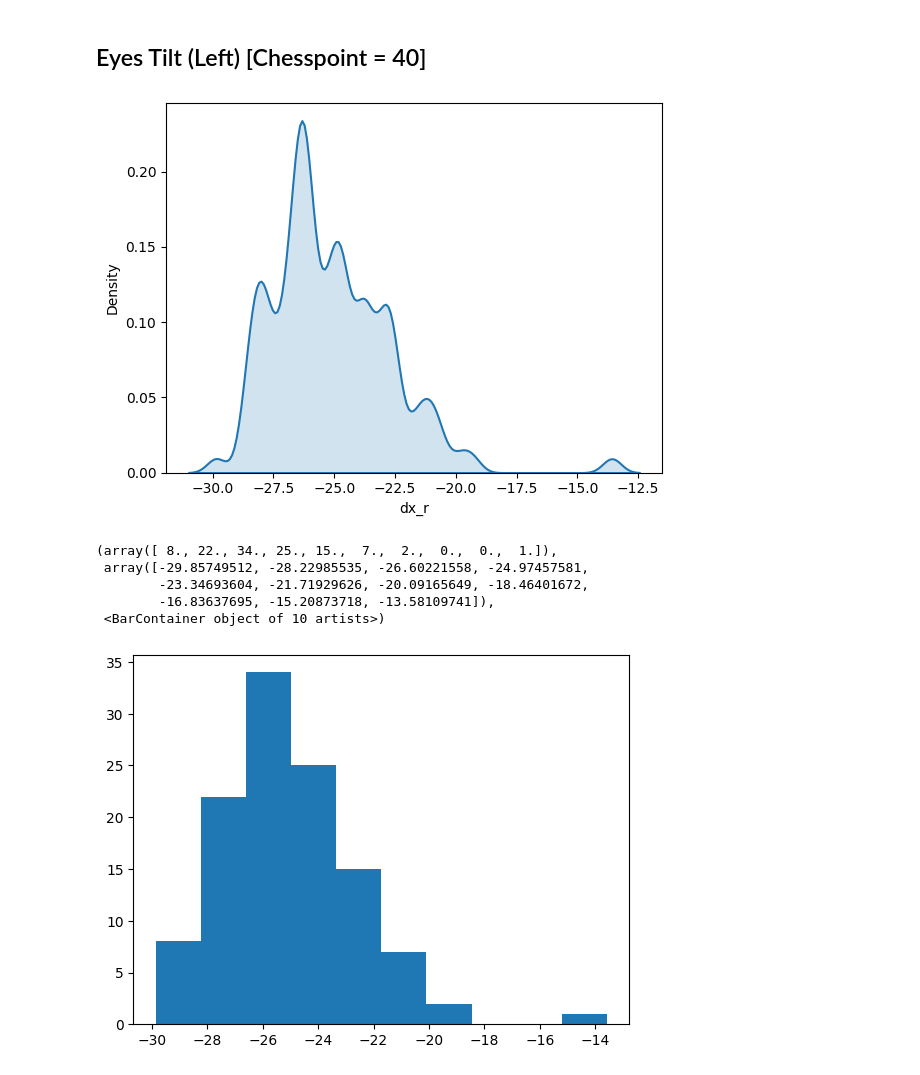
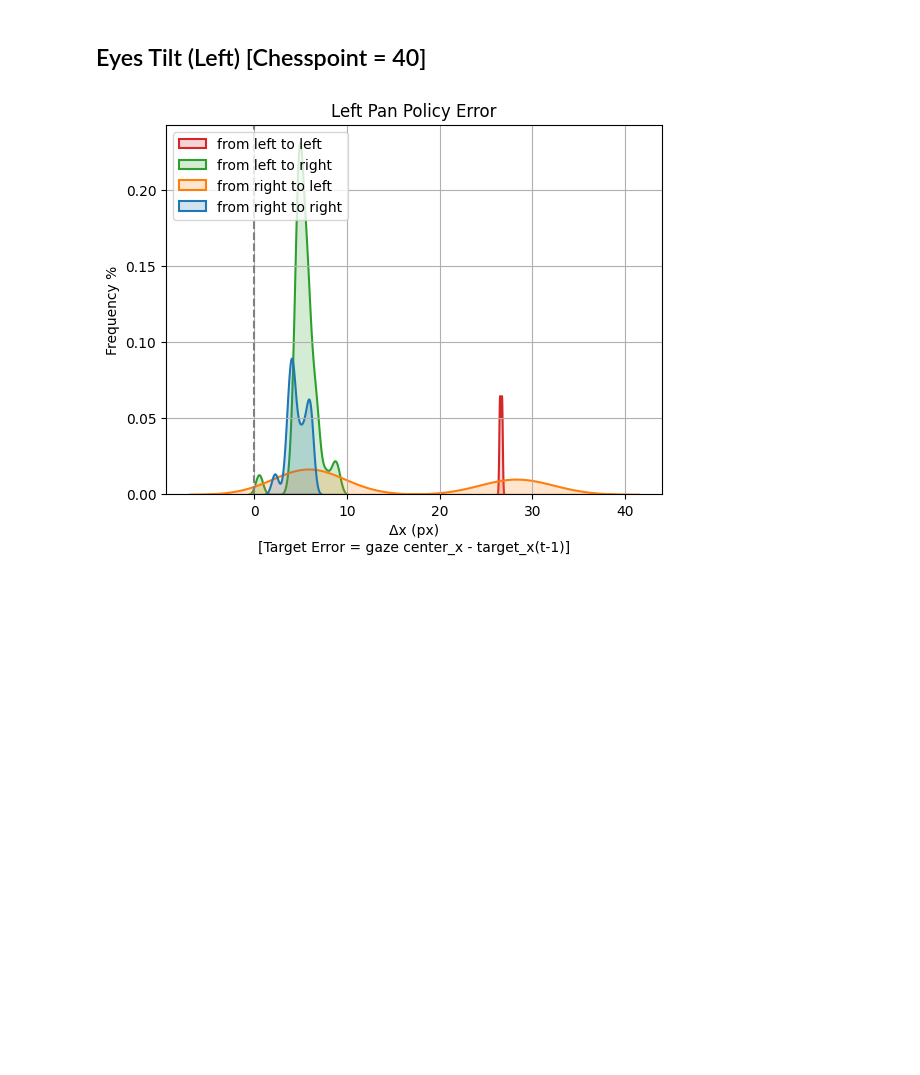
Before and after one commit to jpmnieles/grace_robot, a Jupyter notebook: 241201_Baseline_FK_Evaluation.ipynb, the cells around one changed output. Drawn from its saved outputs; the diff is of its cells as text; code cells hidden in the pictures; blank space fills up the shorter version.

Commit message:
Made better graphs with the evaluation fk
Signed-off-by: jpmnieles <jpmnieles@connect.ust.hk>

```diff
--- a/241201_Baseline_FK_Evaluation.ipynb
+++ b/241201_Baseline_FK_Evaluation.ipynb
@@ -616,7 +623,7 @@ delta_x_list = []
 delta_y_list = []
 for chess_idx in range(54):
     idxs = [i for i,val in enumerate(data['chess_idx_tminus1']) if val==chess_idx]
-    after_px_x = np.array([data[dx][i] for i in idxs])
+    after_px_x =-np.array([data[dx][i] for i in idxs])
     after_px_y = np.array([data[dy][i] for i in idxs])
     delta_x_list.append(after_px_x)
     delta_y_list.append(after_px_y)
@@ -624,12 +631,16 @@ for chess_idx in range(54):
 # Scatter Plot
 
 fig, axs = plt.subplots(6, 9, figsize=(16,10))
+x_std_list = []
+y_std_list = []
 for i,ax_i in enumerate(axs.flat):
     ax_i.scatter(delta_x_list[i], delta_y_list[i], marker='.', color='#1f77b4', alpha=0.2)
     confidence_ellipse(x=delta_x_list[i], y=delta_y_list[i], ax=ax_i, n_std=1.0, edgecolor='red')
+    x_std_list.append(np.std(delta_x_list[i]))
+    y_std_list.append(np.std(delta_y_list[i]))
     ax_i.scatter(delta_x_list[i].mean(), delta_y_list[i].mean(), marker='.', color='red')
     ax_i.scatter(0, 0, marker='+', color='black')
-    ax_i.set_xlim(-60, 10)
+    ax_i.set_xlim(-10, 60)
     ax_i.set_ylim(-10, 60)
     ax_i.set_title('Chess %i' % (i))
     ax_i.grid(True)
@@ -656,7 +672,7 @@ delta_x_list = []
 delta_y_list = []
 for chess_idx in range(54):
     idxs = [i for i,val in enumerate(data['chess_idx_tminus1']) if val==chess_idx]
-    after_px_x = np.array([data[dx][i] for i in idxs])
+    after_px_x = -np.array([data[dx][i] for i in idxs])
     after_px_y = np.array([data[dy][i] for i in idxs])
     delta_x_list.append(after_px_x)
     delta_y_list.append(after_px_y)
@@ -664,12 +680,16 @@ for chess_idx in range(54):
 # Scatter Plot
 
 fig, axs = plt.subplots(6, 9, figsize=(16,10))
+x_std_list = []
+y_std_list = []
 for i,ax_i in enumerate(axs.flat):
     ax_i.scatter(delta_x_list[i], delta_y_list[i], marker='.', color='#1f77b4', alpha=0.2)
+    x_std_list.append(np.std(delta_x_list[i]))
+    y_std_list.append(np.std(delta_y_list[i]))
     confidence_ellipse(x=delta_x_list[i], y=delta_y_list[i], ax=ax_i, n_std=1.0, edgecolor='red')
     ax_i.scatter(delta_x_list[i].mean(), delta_y_list[i].mean(), marker='.', color='red')
     ax_i.scatter(0, 0, marker='+', color='black')
-    ax_i.set_xlim(-60, 10)
+    ax_i.set_xlim(-10, 60)
     ax_i.set_ylim(-10, 60)
     ax_i.set_title('Chess %i' % (i))
     ax_i.grid(True)
@@ -689,20 +714,38 @@ for ax in axs.flat:
 # %%
 # If plan cmd
 
 # Variable Assignment
-theta = 'plan_phi_tilt_tminus1'
-theta_tminus1 = 'plan_phi_tilt_tminus2'
-data = filt_df[filt_df['chess_idx_tminus1']==0].reset_index(drop=True)
+phi_direction = 'phi_direction_left_pan'
+data = filt_df[filt_df['chess_idx_tminus1']==7].reset_index(drop=True)
 
-# Plot
-sns.kdeplot(data[dx], fill=True,alpha=.2, linewidth=1.5, bw_adjust=0.4)
-plt.show()
-plt.hist(data[dx])
+# Calculation
+left_left_p = [i for i in range(1,len(data)) if data[phi_direction][i]==0]
+left_right_p = [i for i in range(1,len(data)) if data[phi_direction][i]==1]
+right_left_p = [i for i in range(1,len(data)) if data[phi_direction][i]==2]
+right_right_p = [i for i in range(1,len(data)) if data[phi_direction][i]==3]
+
+# Pixel Zoomed In
+
+dx = 'dx_l'
+
+# From left to left
+new_delta_x_arr1 = -np.array(data[dx])[left_left_p]
+
+# From left to right
+new_delta_x_arr2 = -np.array(data[dx])[left_right_p]
+
+# From right to left
+new_delta_x_arr3 = -np.array(data[dx])[right_left_p]
+
+# From right to right
+new_delta_x_arr4 = -np.array(data[dx])[right_right_p]
+
+sns.kdeplot([new_delta_x_arr4, new_delta_x_arr3, new_delta_x_arr2, new_delta_x_arr1], fill=True,alpha=.2, linewidth=1.5, bw_adjust=0.6)
+plt.legend(['from left to left','from left to right','from right to left','from right to right'], loc='upper left')
+plt.axvline(0, color='gray', linestyle='--')
+plt.title("Left Pan Policy Error")
+plt.xlabel('Δx (px)\n[Target Error = gaze center_x - target_x(t-1)]')
+plt.ylabel('Frequency %')
+plt.grid()
 # %% [output]
-[figure, old version]
+[figure, new version]
-(array([ 8., 22., 34., 25., 15.,  7.,  2.,  0.,  0.,  1.]),
- array([-29.85749512, -28.22985535, -26.60221558, -24.97457581,
-        -23.34693604, -21.71929626, -20.09165649, -18.46401672,
-        -16.83637695, -15.20873718, -13.58109741]),
- <BarContainer object of 10 artists>)
-[figure, removed]
```
Also changed, not shown: parts of 19 cells of this notebook.
